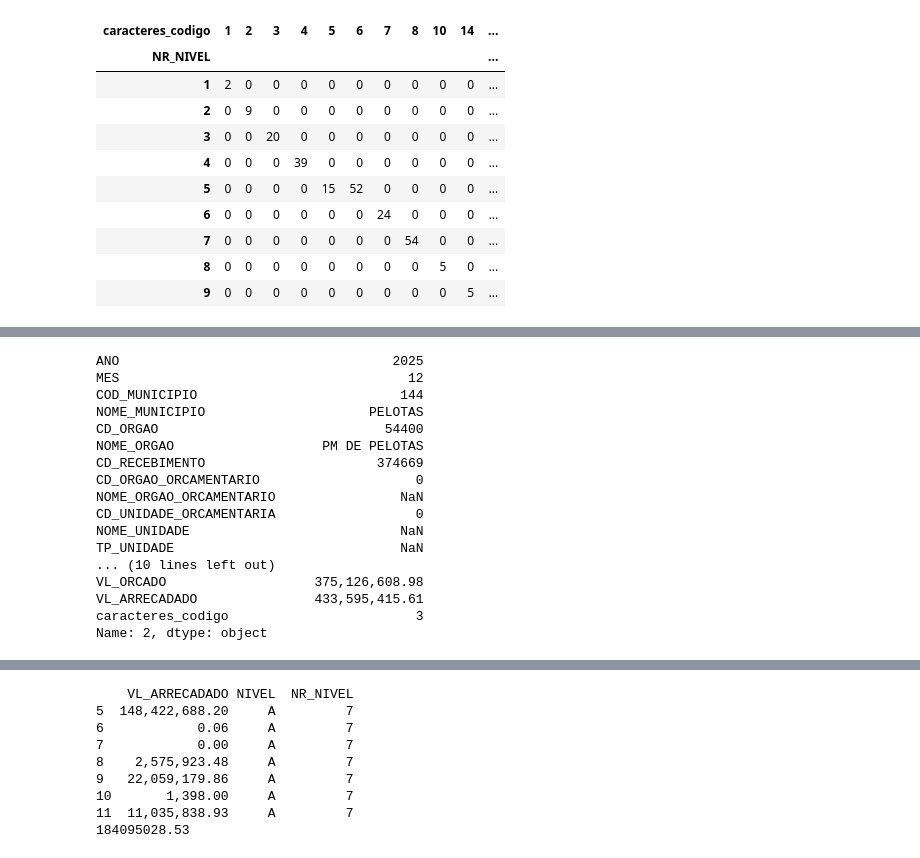
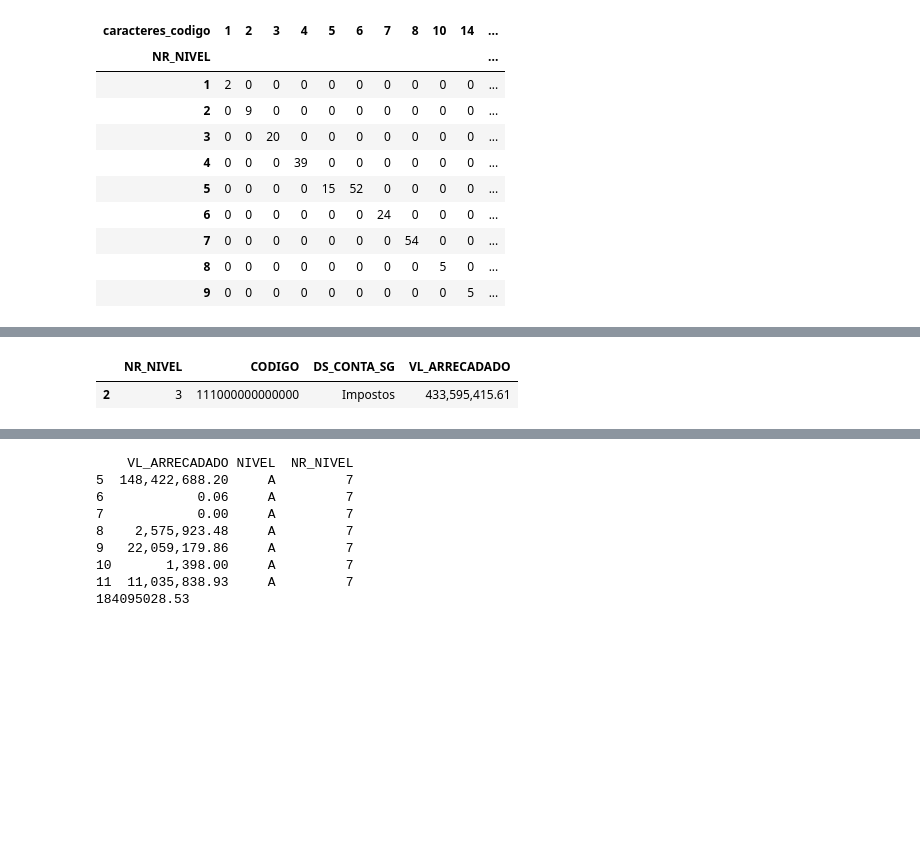
Before and after one commit to RafaelsBahr/Pelotas-Budget-Pipeline, a Jupyter notebook: notebooks/01_exploracao.ipynb, the cells around one changed output, grey strips where cells are left out. Saved outputs shown, nothing was run; the diff lists cells and outputs as text; code cells hidden in the pictures; blank space fills up the shorter version.

```diff
--- a/notebooks/01_exploracao.ipynb
+++ b/notebooks/01_exploracao.ipynb
@@ -342,26 +211,11 @@ Name: 1, dtype: object
 # %%
 # Nível 3
 codigo = codigo_folha[:3]
-filtro_codigo = df["CD_CONTA_SG"].str.startswith(codigo)
-df[(filtro_nivel_s) & (filtro_nr_nivel_3) & (filtro_codigo)].iloc[0]
+filtro_codigo = receita_2025["CODIGO"].str.startswith(codigo)
+receita_2025[(filtro_nivel_s) & (filtro_nr_nivel_3) & (filtro_codigo)][colunas_ramo]
 # %% [output]
-ANO                                   2025
-MES                                     12
-COD_MUNICIPIO                          144
-NOME_MUNICIPIO                     PELOTAS
-CD_ORGAO                             54400
-NOME_ORGAO                   PM DE PELOTAS
-CD_RECEBIMENTO                      374669
-CD_ORGAO_ORCAMENTARIO                    0
-NOME_ORGAO_ORCAMENTARIO                NaN
-CD_UNIDADE_ORCAMENTARIA                  0
-NOME_UNIDADE                           NaN
-TP_UNIDADE                             NaN
-... (10 lines left out)
-VL_ORCADO                   375,126,608.98
-VL_ARRECADADO               433,595,415.61
-caracteres_codigo                        3
-Name: 2, dtype: object
+|  | NR_NIVEL | CODIGO | DS_CONTA_SG | VL_ARRECADADO |
+| 2 | 3 | 111000000000000 | Impostos | 433,595,415.61 |
 # %%
 # Nível 4
 codigo = codigo_folha[:4]
```
Also changed, not shown: parts of 75 cells of this notebook.
